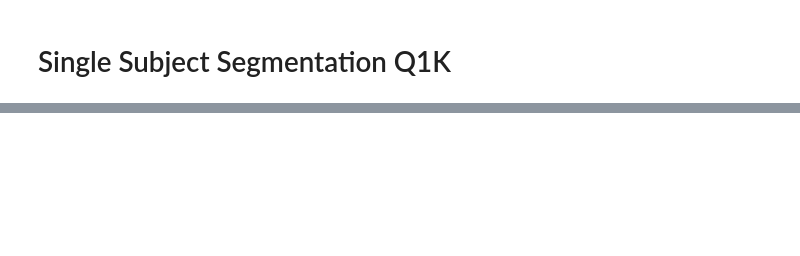
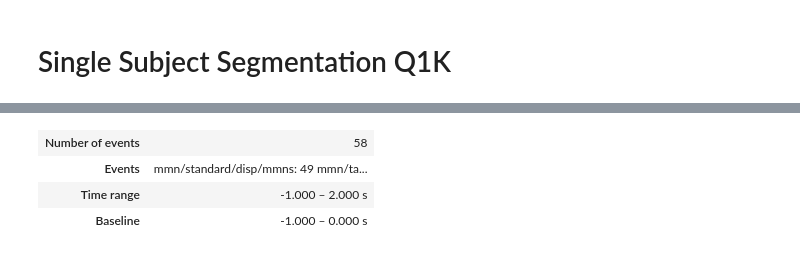
Before and after one commit to lina-usc/q1k_postproc_erp, a Jupyter notebook: single_sub_seg_mn.ipynb, the cells around one changed output, grey strips where cells are left out. Saved outputs shown, nothing was run; the diff lists cells and outputs as text; code cells hidden in the pictures; blank space fills up the shorter version.

```diff
--- a/single_sub_seg_mn.ipynb
+++ b/single_sub_seg_mn.ipynb
@@ -36,0 +145,8 @@ eeg_event_dict
+# %%
+# Check trial counts
+epochs[['mmns', 'mmnt']]
+# %% [output]
+| Number of events | 58 |
+| Events | mmn/standard/disp/mmns: 49 mmn/ta... |
+| Time range | -1.000 – 2.000 s |
+| Baseline | -1.000 – 0.000 s |
```
Also changed, not shown: parts of 14 cells of this notebook, 1 other file.
